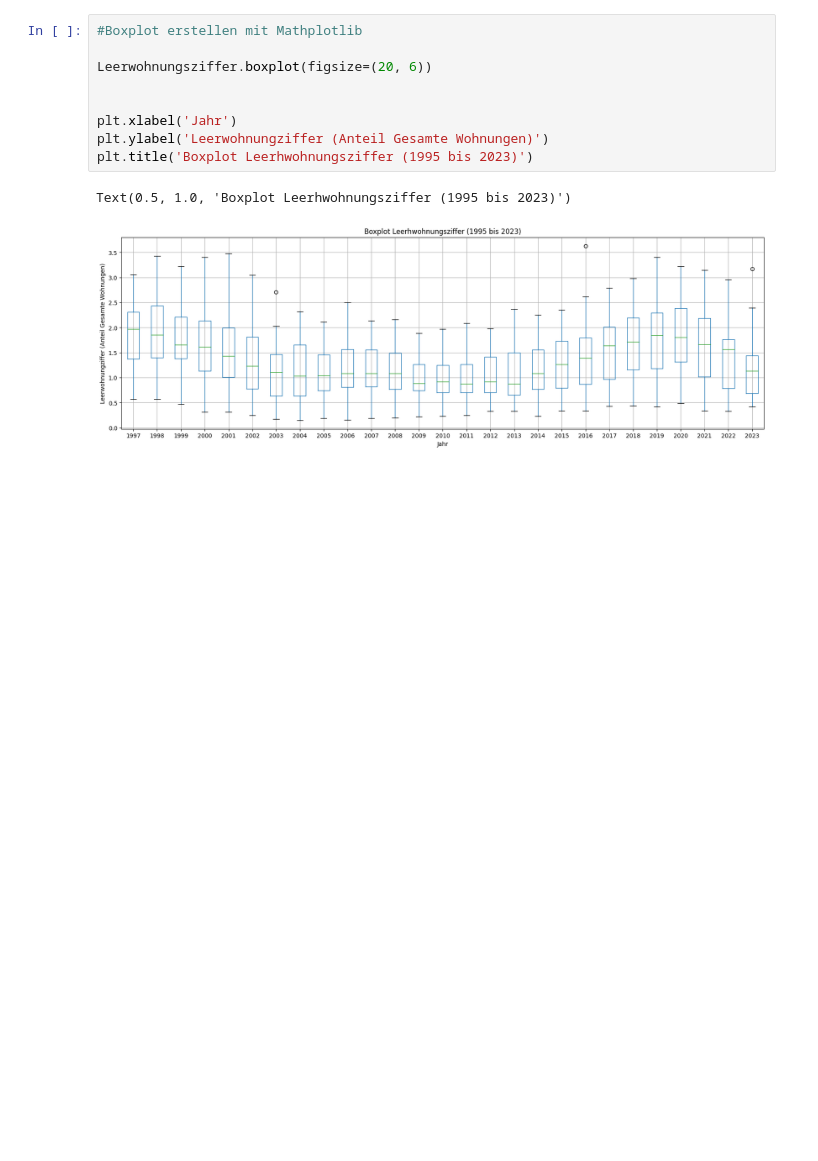
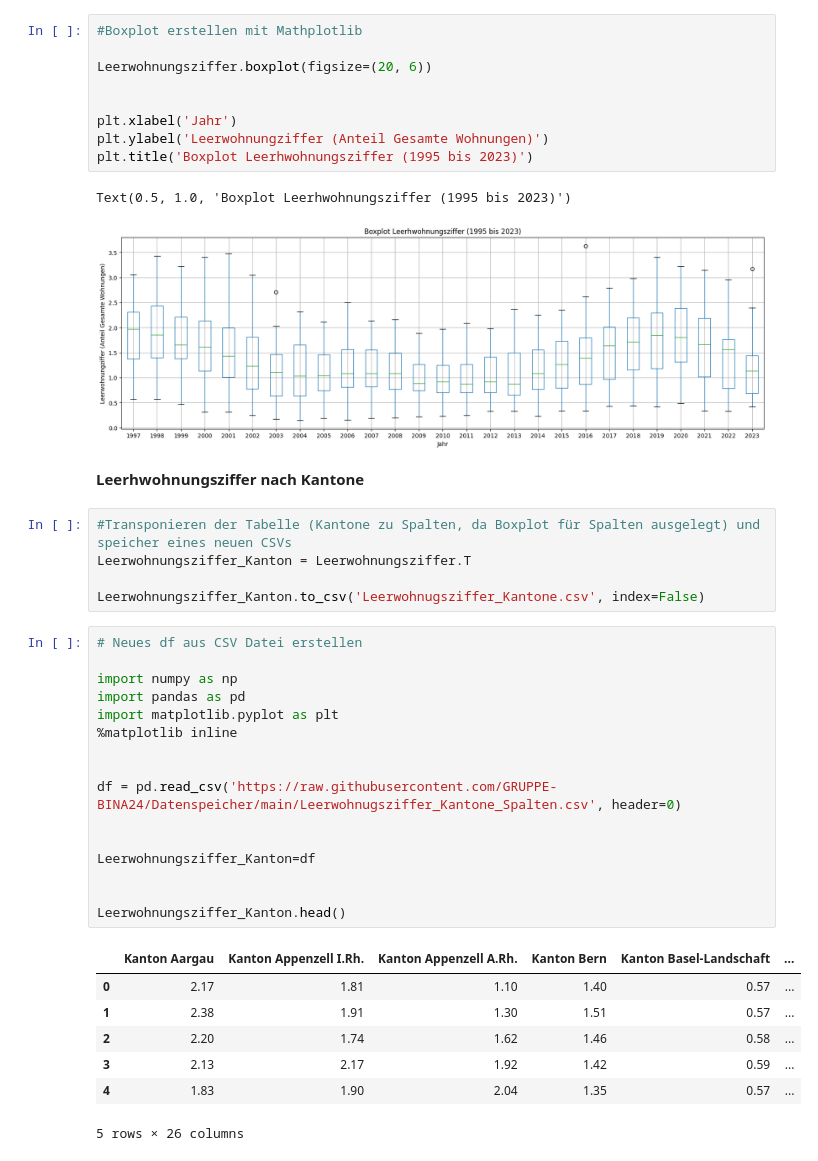
Before and after one commit to GRUPPE-BINA24/Datenspeicher, a Jupyter notebook: Kopie_von_Semesterarbeit_BINA.ipynb, the cells around one changed output. Cells and saved outputs as stored; diff of their text form; blank space fills up the shorter version.

```diff
--- a/Kopie_von_Semesterarbeit_BINA.ipynb
+++ b/Kopie_von_Semesterarbeit_BINA.ipynb
@@ -305,3 +305,34 @@ plt.title('Boxplot Leerhwohnungsziffer (1995 bis 2023)')
 # %% [output]
 Text(0.5, 1.0, 'Boxplot Leerhwohnungsziffer (1995 bis 2023)')
 [figure]
+# %% [markdown]
+**Leerhwohnungsziffer nach Kantone**
+# %%
+#Transponieren der Tabelle (Kantone zu Spalten, da Boxplot für Spalten ausgelegt) und speicher eines neuen CSVs
+Leerwohnungsziffer_Kanton = Leerwohnungsziffer.T
+
+Leerwohnungsziffer_Kanton.to_csv('Leerwohnugsziffer_Kantone.csv', index=False)
+# %%
+# Neues df aus CSV Datei erstellen
+
+import numpy as np
+import pandas as pd
+import matplotlib.pyplot as plt
+%matplotlib inline
+
+
+df = pd.read_csv('https://raw.githubusercontent.com/GRUPPE-BINA24/Datenspeicher/main/Leerwohnugsziffer_Kantone_Spalten.csv', header=0)
+
+
+Leerwohnungsziffer_Kanton=df
+
+
+Leerwohnungsziffer_Kanton.head()
+# %% [output]
+|  | Kanton Aargau | Kanton Appenzell I.Rh. | Kanton Appenzell A.Rh. | Kanton Bern | Kanton Basel-Landschaft | ... |
+| 0 | 2.17 | 1.81 | 1.10 | 1.40 | 0.57 | ... |
+| 1 | 2.38 | 1.91 | 1.30 | 1.51 | 0.57 | ... |
+| 2 | 2.20 | 1.74 | 1.62 | 1.46 | 0.58 | ... |
+| 3 | 2.13 | 2.17 | 1.92 | 1.42 | 0.59 | ... |
+| 4 | 1.83 | 1.90 | 2.04 | 1.35 | 0.57 | ... |
+5 rows × 26 columns
```
Also changed, not shown: parts of 4 cells of this notebook.
